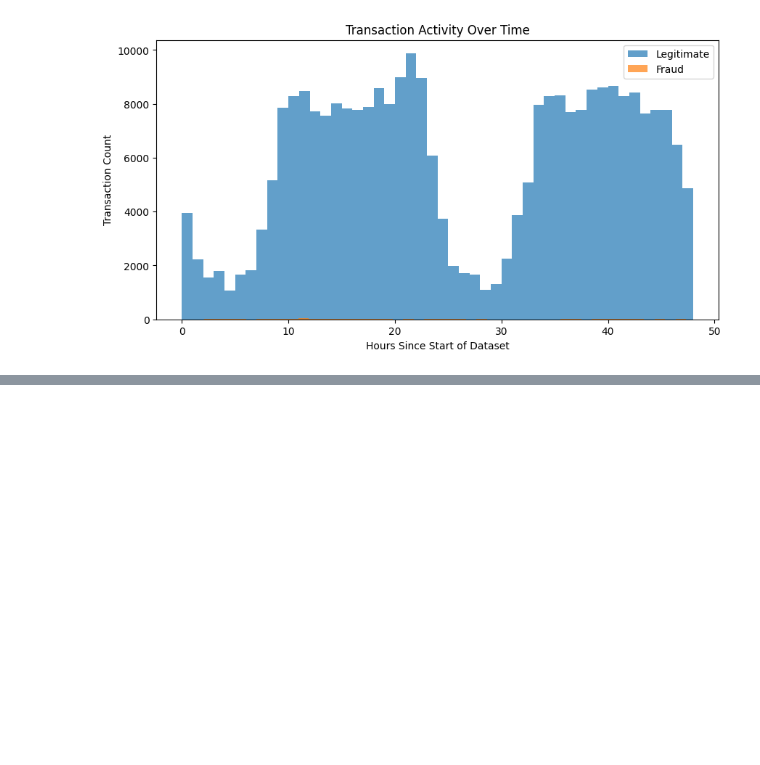
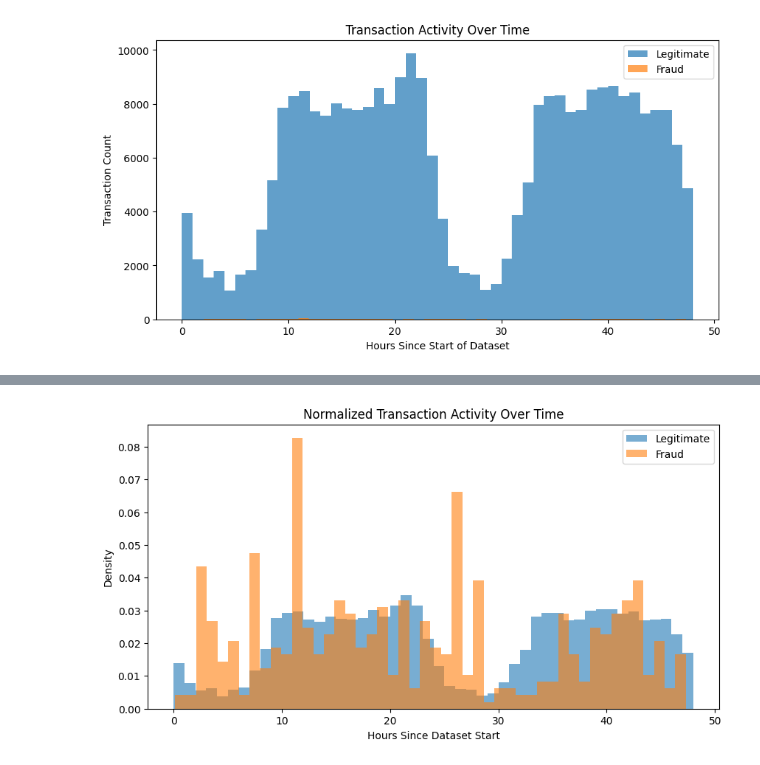
Before and after one commit to fahimshahariar1/transaction-fraud-detector, a Jupyter notebook: Transaction_Fraud_Detector.ipynb, the cells around one changed output, grey strips where cells are left out. Drawn from its saved outputs; the diff is of its cells as text; code cells hidden in the pictures; blank space fills up the shorter version.

```diff
--- a/Transaction_Fraud_Detector.ipynb
+++ b/Transaction_Fraud_Detector.ipynb
@@ -185,0 +238,27 @@ plt.show()
+# %%
+plt.figure(figsize=(10, 5))
+
+plt.hist(
+    legitimate["Time"] / 3600,
+    bins=48,
+    density=True,
+    alpha=0.6,
+    label="Legitimate"
+)
+
+plt.hist(
+    fraud["Time"] / 3600,
+    bins=48,
+    density=True,
+    alpha=0.6,
+    label="Fraud"
+)
+
+plt.xlabel("Hours Since Dataset Start")
+plt.ylabel("Density")
+plt.title("Normalized Transaction Activity Over Time")
+plt.legend()
+
+plt.show()
+# %% [output]
+[figure, added]
```
Also changed, not shown: parts of 25 cells of this notebook.
